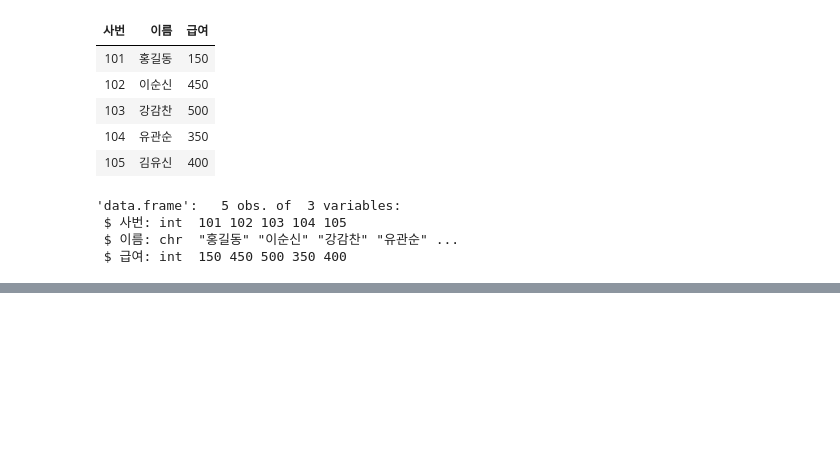
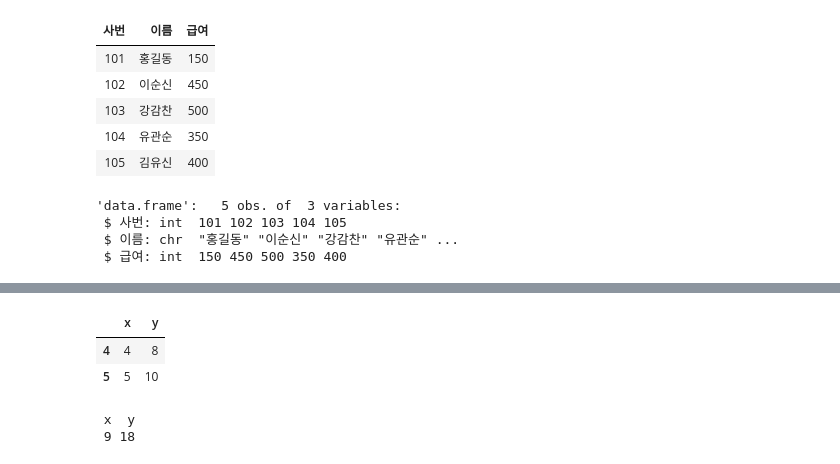
Before and after one commit to naddda0813/Rbase, a Jupyter notebook: 03.벡터와 데이터프레임.ipynb, the cells around one changed output, grey strips where cells are left out. Saved outputs shown, nothing was run; the diff lists cells and outputs as text; code cells hidden in the pictures; blank space fills up the shorter version.

```diff
--- a/03.벡터와 데이터프레임.ipynb
+++ b/03.벡터와 데이터프레임.ipynb
@@ -472,0 +538,10 @@ str(csvEmp)
+# %%
+# 4번 행과 5번 행의 x컬럼과 y컬럼의 합계를 구하기
+subset(df,x>=4)[,1:2]
+apply(subset(df,x>=4)[,1:2],2,sum)
+# %% [output]
+|  | x | y |
+| 4 | 4 | 8 |
+| 5 | 5 | 10 |
+ x  y
+ 9 18
```
Also changed, not shown: parts of 10 cells of this notebook, 1 other file.
